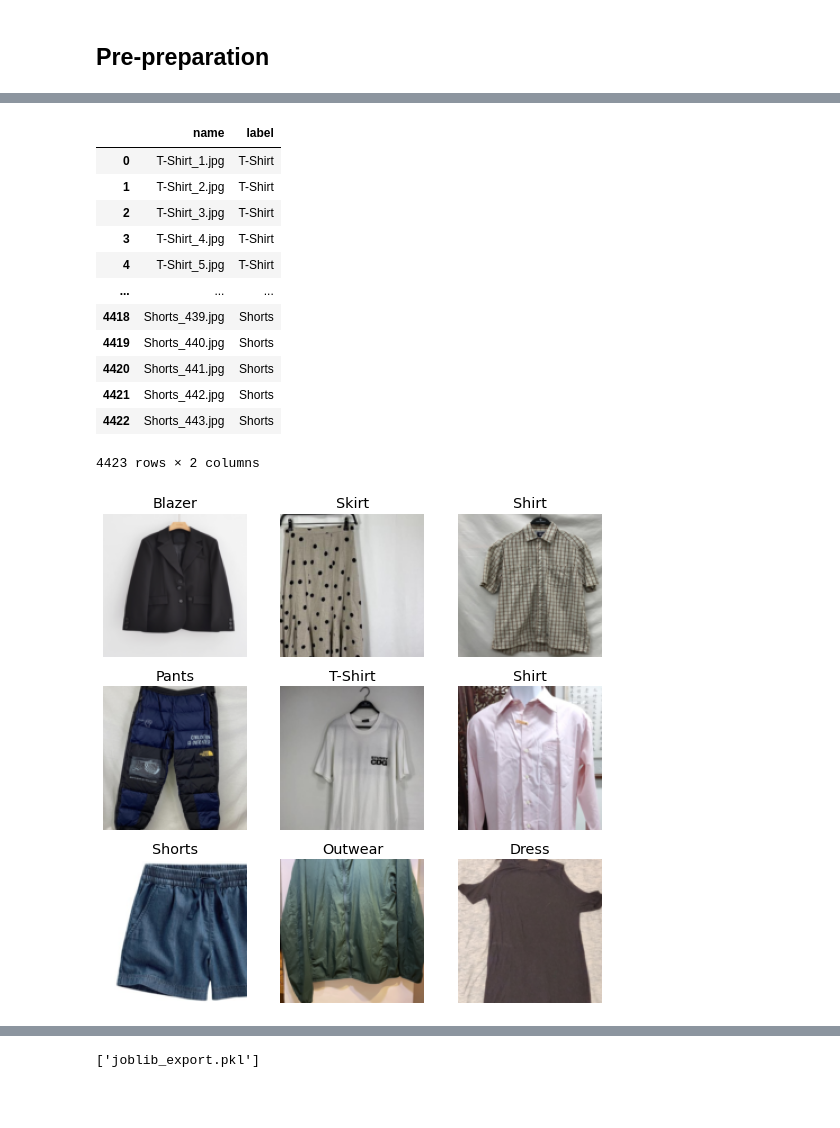
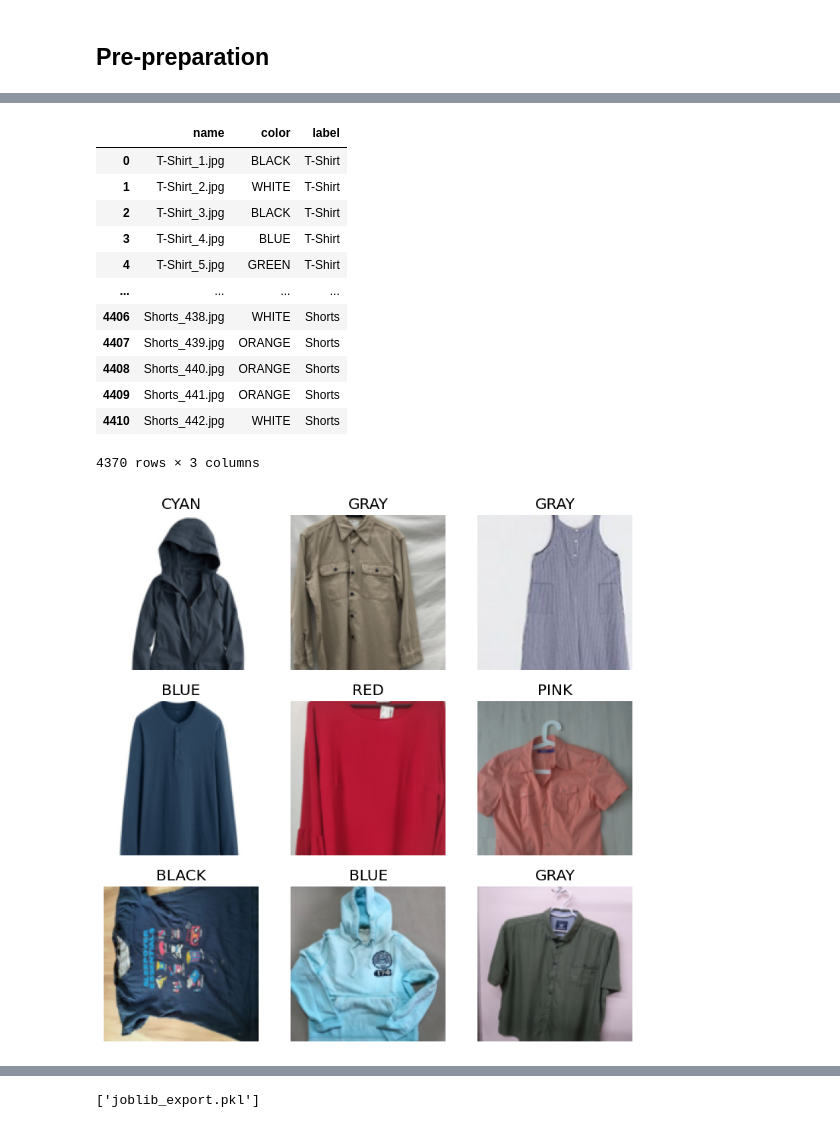
Before and after one commit to Chrouos/Intelligence-Closet, a Jupyter notebook: Trainning/trainng_model.ipynb, the cells around one changed output, grey strips where cells are left out. Cells and saved outputs as stored; diff of their text form; code cells hidden in the pictures; blank space fills up the shorter version.

```diff
--- a/Trainning/trainng_model.ipynb
+++ b/Trainning/trainng_model.ipynb
@@ -48,33 +49,37 @@ Name: label, dtype: int64
+# %%
+#  刪除指定資料
+labels = labels.drop(labels[labels['label'] == 'Undefined'].index)
 # %%
 def get_x(r): return './images_original/' + r['label'] + "/" + r['name'] # create path to open images in the original folder
 def get_y(r): return r['label'].split(' ') # split the labels using space as a delimitter
 
 # Replace 'Not sure' with 'Not_sure'.
 labels.loc[labels['label']=='Not sure','label'] = 'Not_sure'
 
 # Add suffix '.jpg' to all image files in the dataframe to open them within the model.
 labels['name'] = labels['name'] + '.jpg'
 
 # Keep only the images and their labels for the model to process.
-label_df = labels[['name', 'label']]
+label_df = labels[['name', 'color', 'label']]
+
 
 # 去除重複職
 label_df = label_df.dropna(axis=0, how='any')
 label_df
 # %% [output]
-|  | name | label |
-| 0 | T-Shirt_1.jpg | T-Shirt |
-| 1 | T-Shirt_2.jpg | T-Shirt |
-| 2 | T-Shirt_3.jpg | T-Shirt |
-| 3 | T-Shirt_4.jpg | T-Shirt |
-| 4 | T-Shirt_5.jpg | T-Shirt |
-| ... | ... | ... |
-| 4418 | Shorts_439.jpg | Shorts |
-| 4419 | Shorts_440.jpg | Shorts |
-| 4420 | Shorts_441.jpg | Shorts |
-| 4421 | Shorts_442.jpg | Shorts |
-| 4422 | Shorts_443.jpg | Shorts |
+|  | name | color | label |
+| 0 | T-Shirt_1.jpg | BLACK | T-Shirt |
+| 1 | T-Shirt_2.jpg | WHITE | T-Shirt |
+| 2 | T-Shirt_3.jpg | BLACK | T-Shirt |
+| 3 | T-Shirt_4.jpg | BLUE | T-Shirt |
+| 4 | T-Shirt_5.jpg | GREEN | T-Shirt |
+| ... | ... | ... | ... |
+| 4406 | Shorts_438.jpg | WHITE | Shorts |
+| 4407 | Shorts_439.jpg | ORANGE | Shorts |
+| 4408 | Shorts_440.jpg | ORANGE | Shorts |
+| 4409 | Shorts_441.jpg | ORANGE | Shorts |
+| 4410 | Shorts_442.jpg | WHITE | Shorts |
-4423 rows × 2 columns
+4370 rows × 3 columns
 # %%
 # Create DataBlock
 dblock = DataBlock( blocks = (ImageBlock, MultiCategoryBlock),
@@ -85,7 +90,7 @@ dls = dblock.dataloaders(label_df) # collates items from dataset into minibatche
 
 dls.show_batch(nrows=3, ncols=3)
 # %% [output]
-[figure, old version]
+[figure, new version]
 # %%
 import ssl
 ssl._create_default_https_context = ssl._create_unverified_context # 通過導入ssl模組改成不用驗證
```
Also changed, not shown: parts of 5 cells of this notebook, 2 other files.
